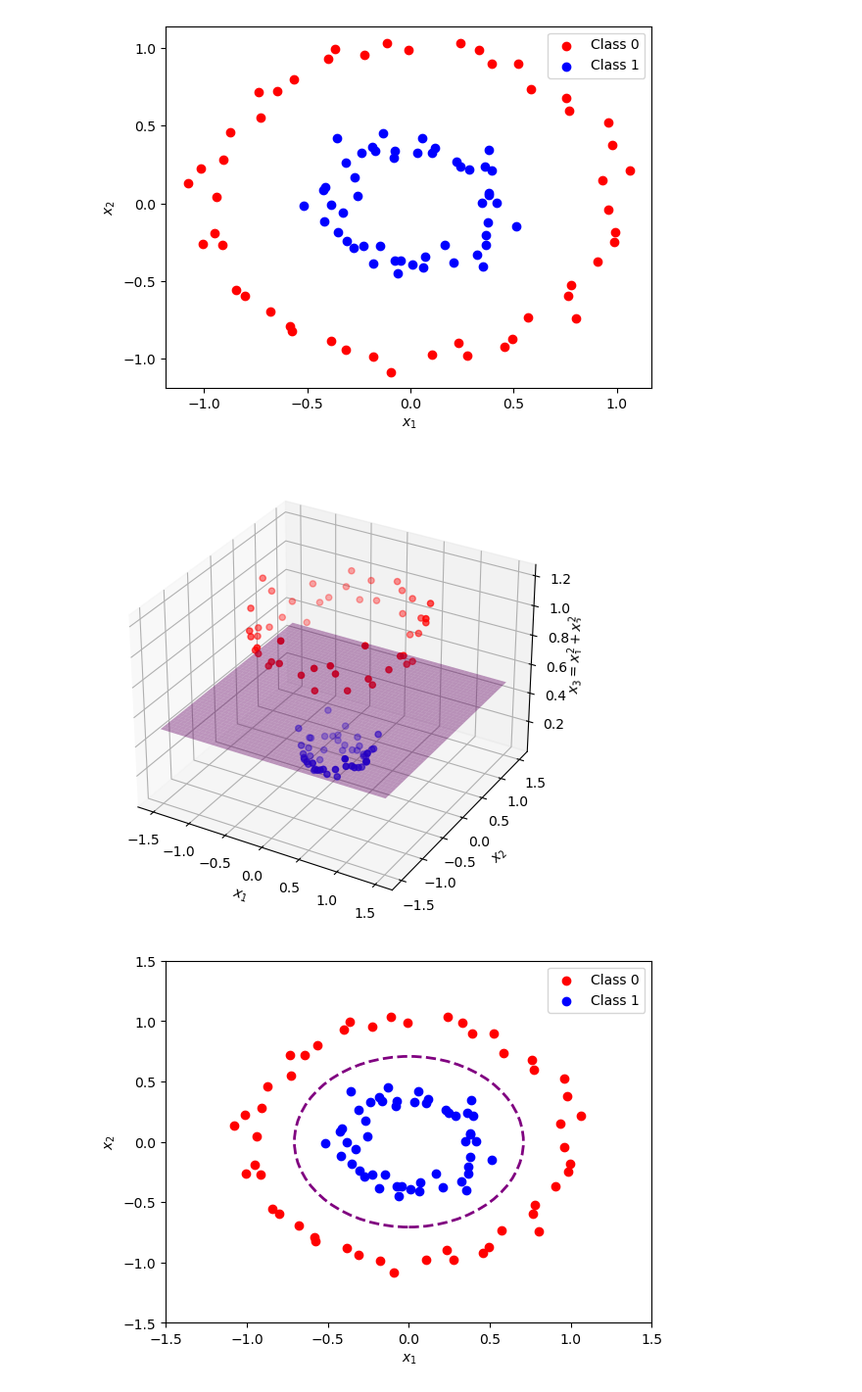
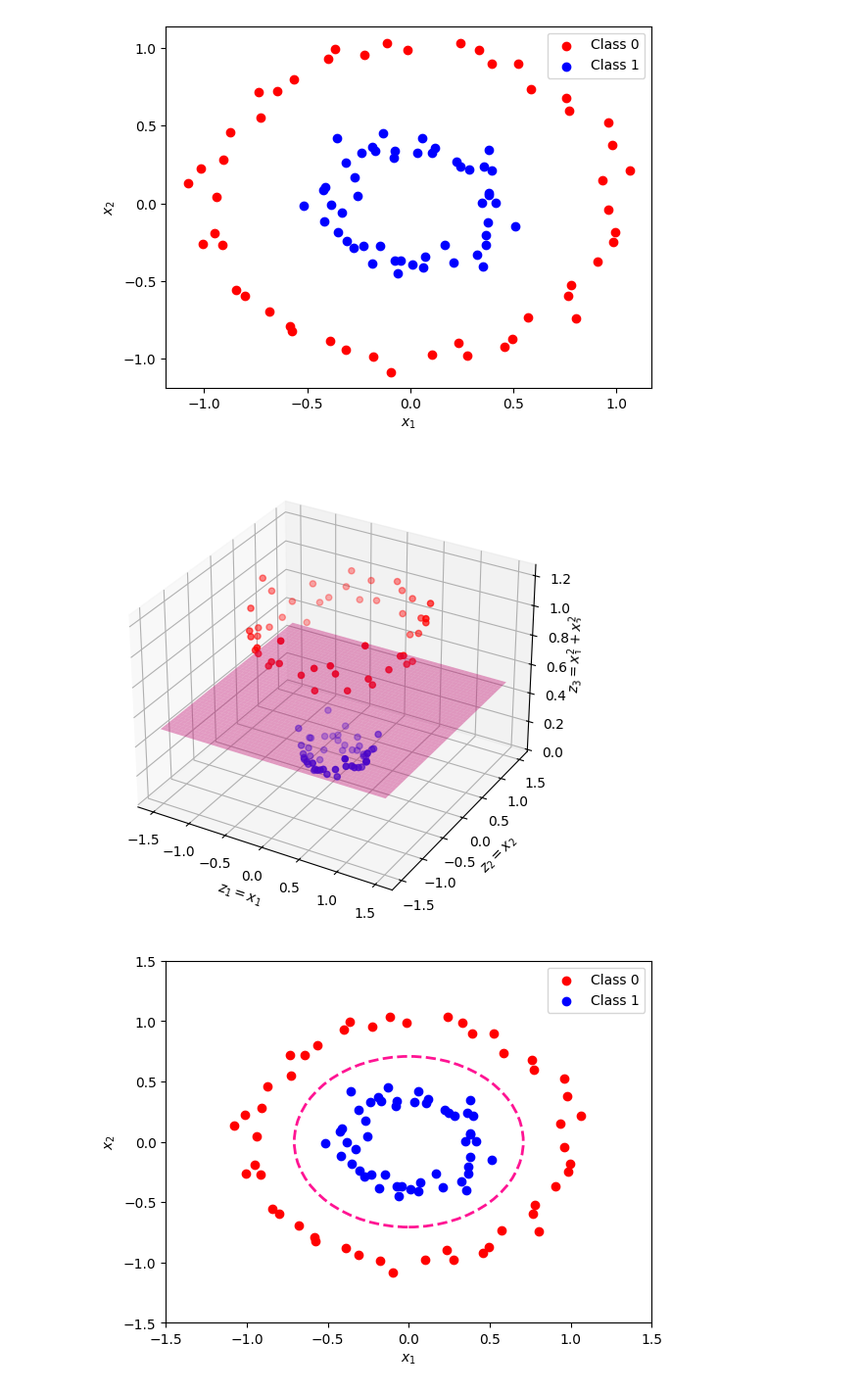
Before and after one commit to roiyeho/ml-book, a Jupyter notebook: Chapter11/KernelMethods.ipynb, the cells around one changed output. Shown: that part at 98% size. Cells and saved outputs as stored; diff of their text form; code cells hidden in the pictures.

```diff
--- a/Chapter11/KernelMethods.ipynb
+++ b/Chapter11/KernelMethods.ipynb
@@ -34,35 +34,35 @@ fig = plt.figure(figsize=(12, 6))
 ax3d = fig.add_subplot(111, projection='3d')
 ax3d.scatter(X_3d[y == 0, 0], X_3d[y == 0, 1], X_3d[y == 0, 2], color='red', label='Class 0')
 ax3d.scatter(X_3d[y == 1, 0], X_3d[y == 1, 1], X_3d[y == 1, 2], color='blue', label='Class 1')
-ax3d.set_xlabel('$x_1$')
-ax3d.set_ylabel('$x_2$')
-ax3d.set_zlabel('$x_3 = x_1^2 + x_2^2$')
+ax3d.set_xlabel('$z_1 = x_1$')
+ax3d.set_ylabel('$z_2 = x_2$')
+ax3d.set_zlabel('$z_3 = x_1^2 + x_2^2$')
 ax3d.zaxis.labelpad = -0.7
 
 # Adding a plane to demonstrate separability in 3D
 xx, yy = np.meshgrid(np.linspace(-1.5, 1.5, 50), np.linspace(-1.5, 1.5, 50))
 z_value = 0.5
 zz = z_value * np.ones_like(xx)
-ax3d.plot_surface(xx, yy, zz, alpha=0.4, color='purple')
+ax3d.plot_surface(xx, yy, zz, alpha=0.4, color='deeppink')
 
 plt.savefig('figures/circles_3d_transformation.pdf', bbox_inches='tight')
 # %% [output]
-[figure, old version]
+[figure, new version]
 # %%
 # 2D Plot with decision boundary
 fig = plt.figure()
 ax2d_decision = fig.add_subplot(111)
 ax2d_decision.scatter(X[y == 0, 0], X[y == 0, 1], color='red', label='Class 0')
 ax2d_decision.scatter(X[y == 1, 0], X[y == 1, 1], color='blue', label='Class 1')
 radius = np.sqrt(z_value)
-circle = plt.Circle((0, 0), radius, color='purple', fill=False, linestyle='--', linewidth=2)
+circle = plt.Circle((0, 0), radius, color='deeppink', fill=False, linestyle='--', linewidth=2)
 ax2d_decision.add_artist(circle)
 ax2d_decision.set_xlim(-1.5, 1.5)
 ax2d_decision.set_ylim(-1.5, 1.5)
 ax2d_decision.set_xlabel('$x_1$')
 ax2d_decision.set_ylabel('$x_2$')
 ax2d_decision.legend()
 
-plt.savefig('figures/circles_2d_with_boundary.pdf', bbox_inches='tight')
+plt.savefig('figures/circles_2d_with_boundary.pdf')
 # %% [output]
-[figure, old version]
+[figure, new version]
```
Also changed, not shown: parts of 1 cell of this notebook, 56 other files.
